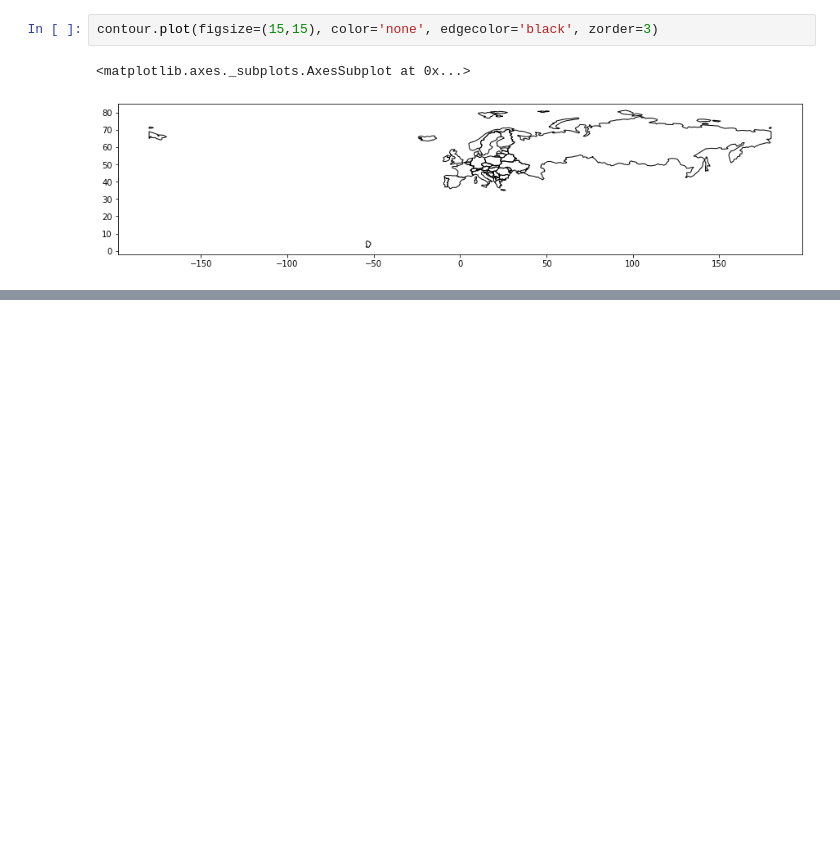
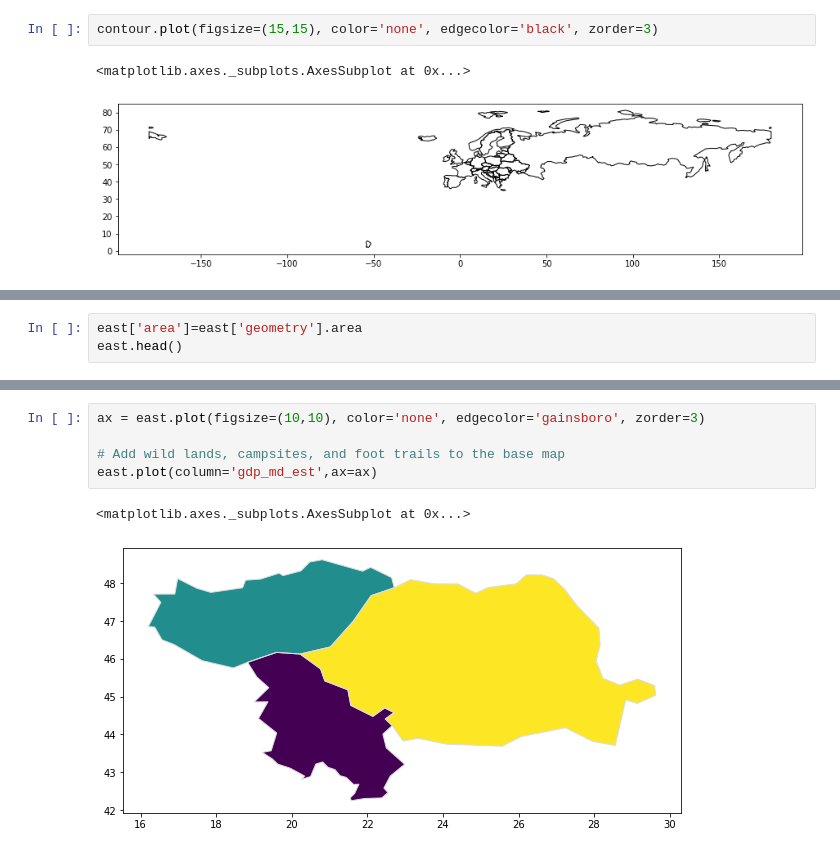
Before and after one commit to mpruna/COVID-19_Interactive, a Jupyter notebook: Analytics_Forecasting/covid_geo_maps.ipynb, the cells around one changed output, grey strips where cells are left out. Saved outputs shown, nothing was run; the diff lists cells and outputs as text; blank space fills up the shorter version.

```diff
--- a/Analytics_Forecasting/covid_geo_maps.ipynb
+++ b/Analytics_Forecasting/covid_geo_maps.ipynb
@@ -134,0 +137,3 @@ contour.plot(figsize=(15,15), color='none', edgecolor='black', zorder=3)
+# %%
+east['area']=east['geometry'].area
+east.head()
@@ -134,0 +145,8 @@ contour.plot(figsize=(15,15), color='none', edgecolor='black', zorder=3)
+# %%
+ax = east.plot(figsize=(10,10), color='none', edgecolor='gainsboro', zorder=3)
+
+# Add wild lands, campsites, and foot trails to the base map
+east.plot(column='gdp_md_est',ax=ax)
+# %% [output]
+<matplotlib.axes._subplots.AxesSubplot at 0x...>
+[figure, added]
```
Also changed, not shown: parts of 5 cells of this notebook.
